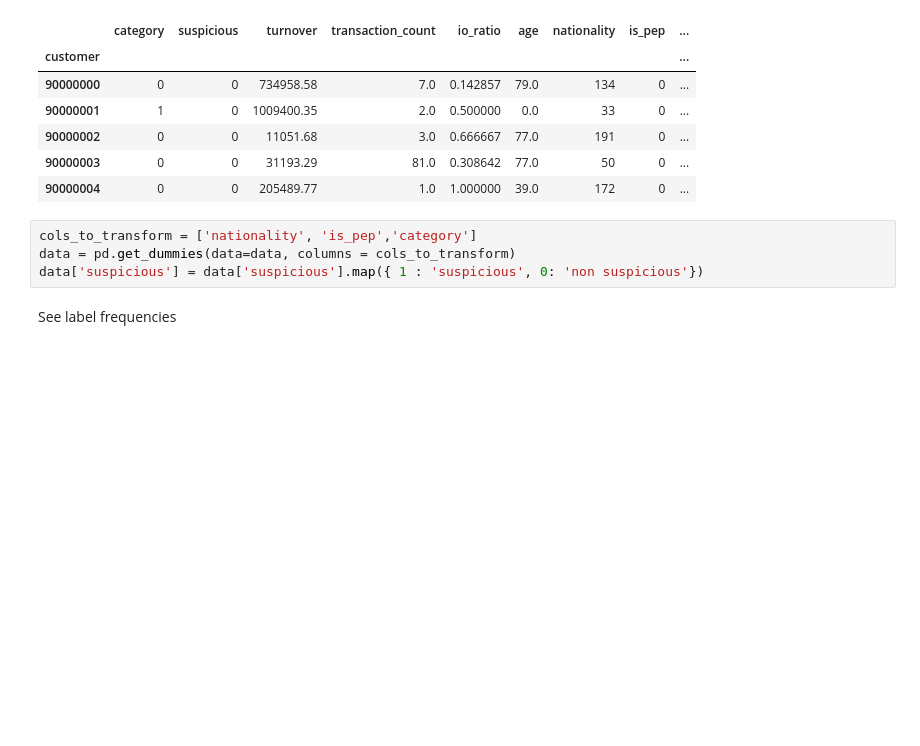
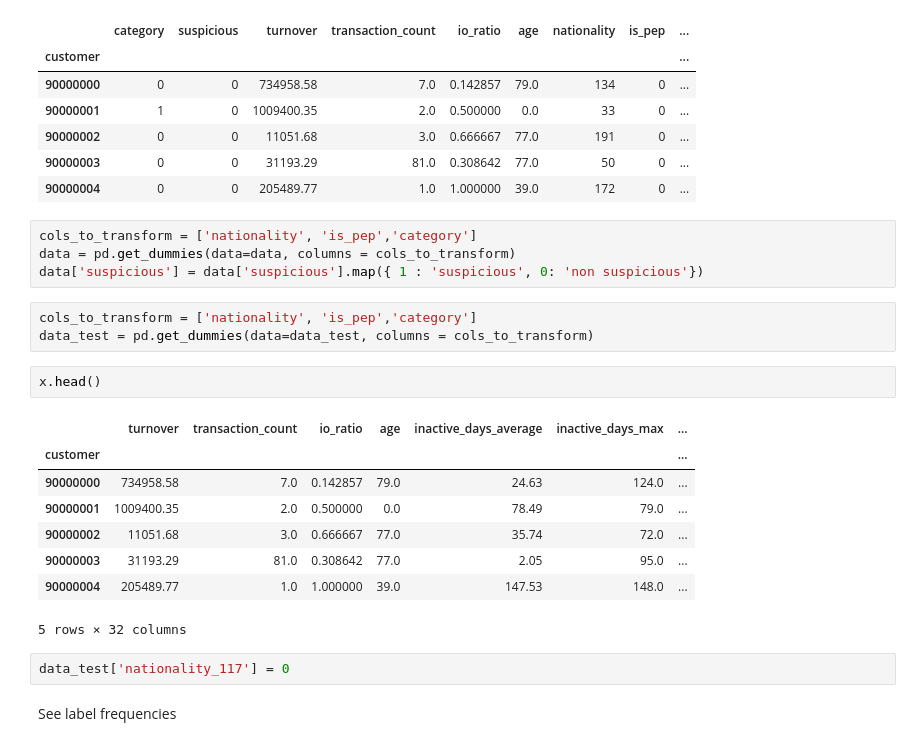
Before and after one commit to MarcBickel/Lauzhack_project, a Jupyter notebook: jupy_raf.ipynb, the cells around one changed output. Drawn from its saved outputs; the diff is of its cells as text; blank space fills up the shorter version.

```diff
--- a/jupy_raf.ipynb
+++ b/jupy_raf.ipynb
@@ -58,6 +71,22 @@ data.head()
 cols_to_transform = ['nationality', 'is_pep','category']
 data = pd.get_dummies(data=data, columns = cols_to_transform)
 data['suspicious'] = data['suspicious'].map({ 1 : 'suspicious', 0: 'non suspicious'})
+# %%
+cols_to_transform = ['nationality', 'is_pep','category']
+data_test = pd.get_dummies(data=data_test, columns = cols_to_transform)
+# %%
+x.head()
+# %% [output]
+|  | turnover | transaction_count | io_ratio | age | inactive_days_average | inactive_days_max | ... |
+| customer |  |  |  |  |  |  | ... |
+| 90000000 | 734958.58 | 7.0 | 0.142857 | 79.0 | 24.63 | 124.0 | ... |
+| 90000001 | 1009400.35 | 2.0 | 0.500000 | 0.0 | 78.49 | 79.0 | ... |
+| 90000002 | 11051.68 | 3.0 | 0.666667 | 77.0 | 35.74 | 72.0 | ... |
+| 90000003 | 31193.29 | 81.0 | 0.308642 | 77.0 | 2.05 | 95.0 | ... |
+| 90000004 | 205489.77 | 1.0 | 1.000000 | 39.0 | 147.53 | 148.0 | ... |
+5 rows × 32 columns
+# %%
+data_test['nationality_117'] = 0
 # %% [markdown]
 See label frequencies
 # %%
```
Also changed, not shown: parts of 22 cells of this notebook, 1 other file.
